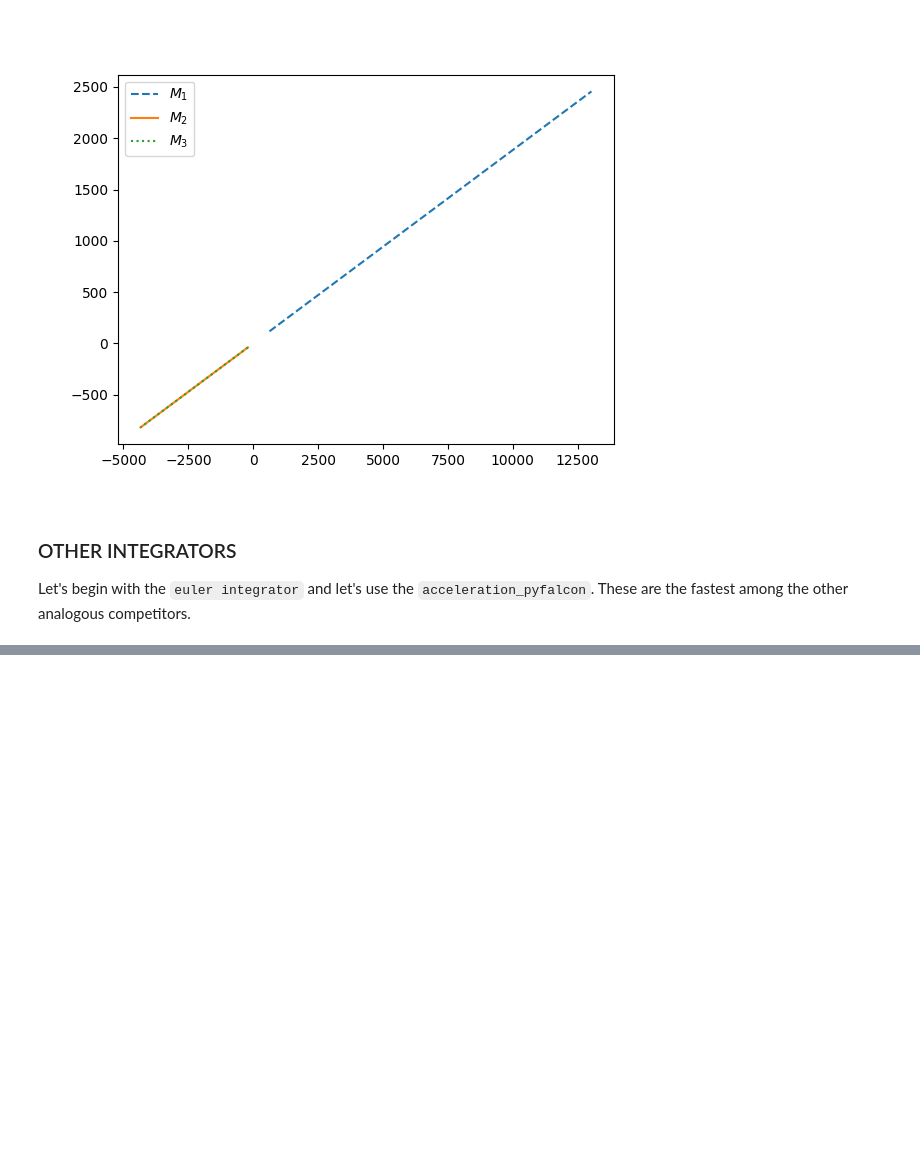
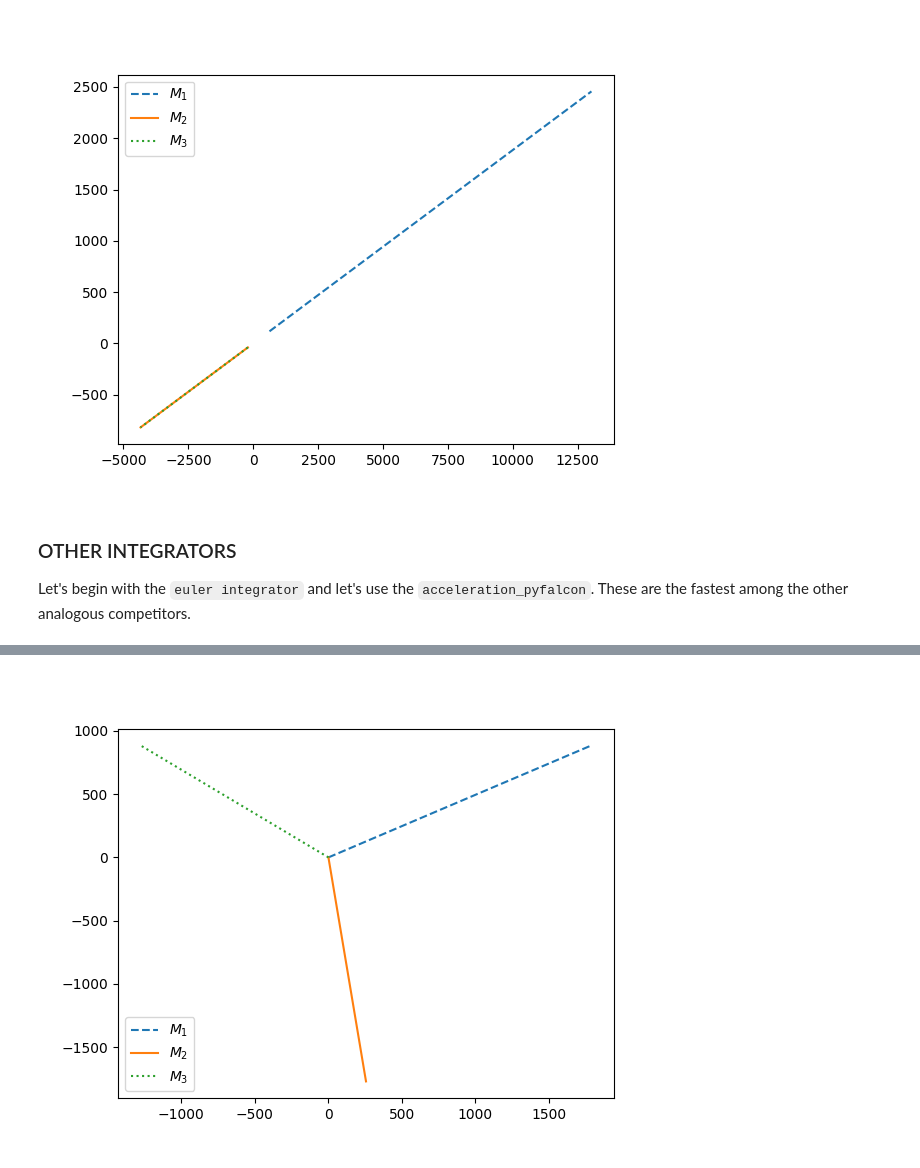
Before and after one commit to giadaaggio/compastro_23, a Jupyter notebook: Fireworks/assignment3/triangle_problem.ipynb, the cells around one changed output, grey strips where cells are left out. Saved outputs shown, nothing was run; the diff lists cells and outputs as text; code cells hidden in the pictures; blank space fills up the shorter version.

Commit message:
3body euler+pyfalcon not working

```diff
--- a/Fireworks/assignment3/triangle_problem.ipynb
+++ b/Fireworks/assignment3/triangle_problem.ipynb
@@ -170,10 +170,10 @@ def integration_euler(part, h, tsimulation, t, N, softening):
 
     return path_1, path_2, path_3, #, Etot_euler, Ekin_euler, Epot_euler
 # %%
-P3_euler = P3.copy()
-h = 5
+P_euler = P.copy()
+h = 1
 N = 3
 t = 0
-softening = 10
+softening = 0
 
-part_euler, tstep_euler, _, _, _ = integrator_euler(P3_euler, h, tevolve3, t, N, softening)
+path_1_euler, path_2_euler, path_3_euler = integration_euler(P_euler, h, tevolve, t, N, softening)
@@ -181,0 +200,9 @@ TypeError: integrator_euler() takes from 3 to 5 positional arguments but 6 were
+# %%
+plt.figure()
+plt.plot(path_1_euler[:,0]  , path_1_euler[:,1], label=f'$M_1$', linestyle='dashed' ) # , pos1_tsu[:,2])
+plt.plot(path_2_euler[:,0]  , path_2_euler[:,1], label=f'$M_2$') # , pos2_tsu[:,2])
+plt.plot(path_3_euler[:,0]  , path_3_euler[:,1], label=f'$M_3$', linestyle='dotted' ) # , pos3_tsu[:,2])
+plt.legend()
+plt.show()
+# %% [output]
+[figure, added]
```
Also changed, not shown: parts of 3 cells of this notebook.
